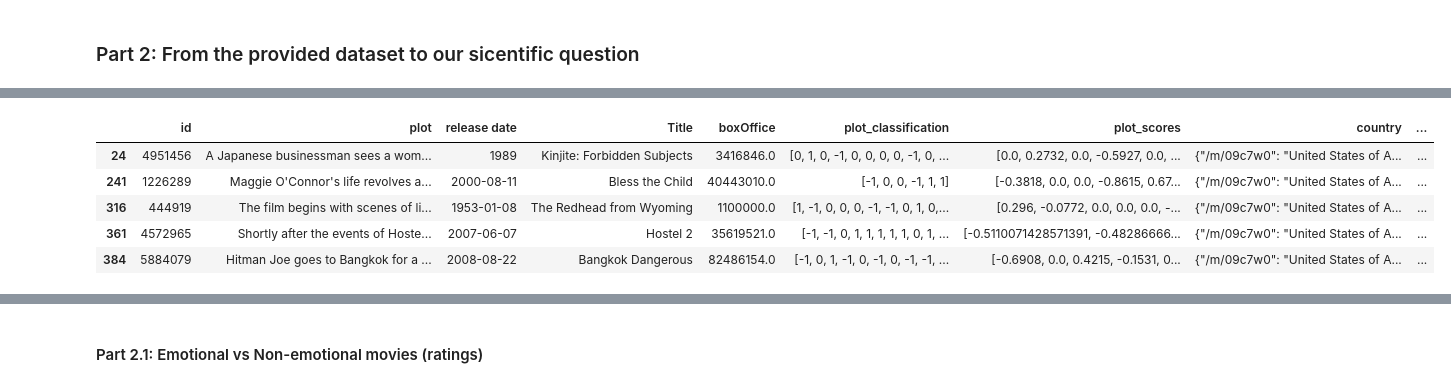
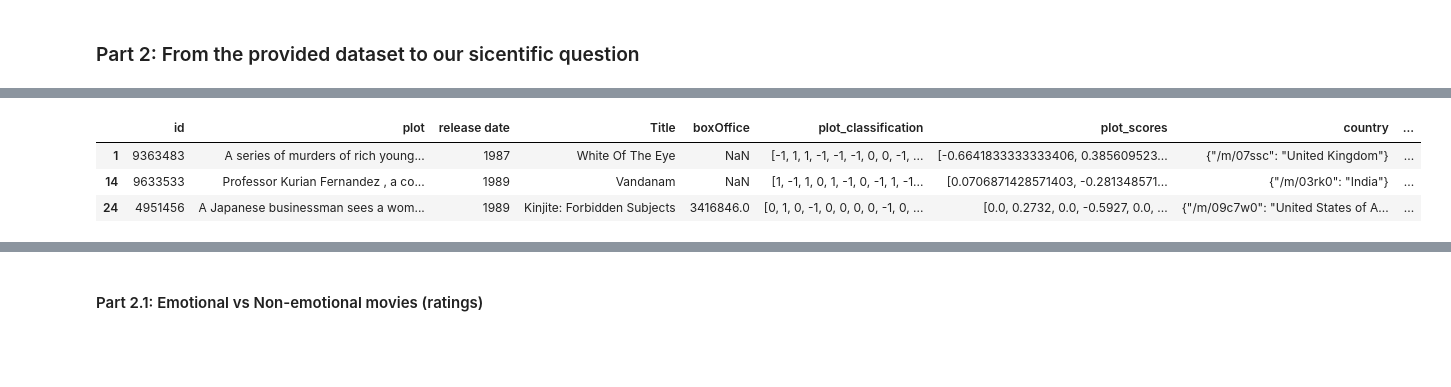
Before and after one commit to epfl-ada/ada-2022-project-runtimeterror, a Jupyter notebook: milestone3.ipynb, the cells around one changed output, grey strips where cells are left out. Cells and saved outputs as stored; diff of their text form; code cells hidden in the pictures; blank space fills up the shorter version.

```diff
--- a/milestone3.ipynb
+++ b/milestone3.ipynb
@@ -137,7 +127,7 @@ df_metadatas.head(5)
 | 4 | 261236 | /m/01mrr1 | A Woman in Flames | 1983 | NaN | 106.0 | {"/m/04306rv": "German Language"} | {"/m/0345h": "Germany"} | {"/m/07s9rl0": "Drama"} |
 # %%
 # Merge the two dataframes based on the Movie Wikipedia ID
-processed_df = df_metadatas.merge(df_plots, left_on="id", right_on='id')[['id', 'plot', 'release date', 'Title', 'boxOffice', 'plot_classification', 'plot_scores', "country", "genres", "number_of_sentances"]]
+processed_df = df_metadatas.merge(df_plots, left_on="id", right_on='id')[['id', 'plot', 'release date', 'Title', 'boxOffice', 'plot_classification', 'plot_scores', "country", "genres", "number_of_sentances", "language", "Runtime"]]
 processed_df.head(5)
 # %% [output]
 |  | id | plot | release date | Title | boxOffice | plot_classification | plot_scores | country | ... |
@@ -151,14 +141,14 @@ processed_df.head(5)
 initial_size_of_the_dataset = len(processed_df)
 print(f"The initial size of the dataset : {initial_size_of_the_dataset}")
 
-# drop the rows that have no box office revenues (we are interrested in the profitability of story arcs)
-processed_df = processed_df.dropna(subset=["boxOffice"])
-size_of_the_dataset = len(processed_df)
-print(f"The size of the dataset after removing movies that have no revenue values: {size_of_the_dataset}")
-
 # remove the movies that have plot sentances lower than 5
 processed_df = processed_df[processed_df["number_of_sentances"]>5]
 size_of_the_dataset = len(processed_df)
 print(f"The size of the dataset after removing movies that have plot sentances less than 5: {size_of_the_dataset}")
+
+# drop the rows that have no box office revenues (we are interrested in the profitability of story arcs; only for the profitability study)
+boxoffice_df = processed_df.dropna(subset=["boxOffice"])
+size_of_the_dataset = len(boxoffice_df)
+print(f"The size of the dataset after removing movies that have no revenue values: {size_of_the_dataset}")
 # %% [output]
 The initial size of the dataset : 42204
@@ -219,6 +209,9 @@ drama_df = processed_df[processed_df["drama"]].copy().drop(["action", "comedy",
 
 # create the comedy dataframe
 comedy_df = processed_df[processed_df["comedy"]].copy().drop(["action", "comedy", "drama", "adventure"], axis=1)
+# %%
+# form the dataset loader
+dataset_by_genre = {"Action": action_df.copy(), "Adventure": adventure_df.copy(), "Drama":drama_df.copy(), "Comedy":comedy_df.copy()}
 # %%
 # Let us visualize the size of the constructed dataset
 print(f"The size of the action dataset is {len(action_df)}")
@@ -529,11 +488,9 @@ drama_df["cluster_id"] = best_labels['drama']
 Finally, after performing the clustering, we will view the different time series generated per genre and notice the most common story arcs.
 # %%
 fig = plt.figure(figsize = (10,15))
+subfigs = fig.subfigures(nrows=4, ncols=1)
 
-# form data loader of the different clusters
-dataset_by_genre = {"Action": action_df, "Adventure": adventure_df, "Drama":drama_df, "Comedy":comedy_df}
 
-subfigs = fig.subfigures(nrows=4, ncols=1)
 for index, jointed_genres in enumerate(zip(dataset_by_genre.keys(), subfigs)):
     jointed_genres[1].suptitle(f"{jointed_genres[0]} Movies")
     groued_dataset = dataset_by_genre[jointed_genres[0]].groupby("cluster_id")
@@ -582,24 +546,21 @@ Accordingly, based on the questions posed, we can see that we divide the pre-pro
 # %%
 # for each genre, get the negative score, neutral score and positive score
-sentiments_df = {"Action": action_df.copy(), "Adventure": adventure_df.copy(), "Drama":drama_df.copy(), "Comedy":comedy_df.copy()}
-for dataset in sentiments_df.values():
+for dataset in dataset_by_genre.values():
     # get the negative scores
     dataset["negative_score"] = dataset["plot_classification"].apply(lambda x: np.sum(np.array(x) == -1))
 
     # get the neutral scores
     dataset["neutral_score"] = dataset["plot_classification"].apply(lambda x: np.sum(np.array(x) == 0))
 
     # get the positive scores
     dataset["positive_score"] = dataset["plot_classification"].apply(lambda x: np.sum(np.array(x) == 1))
 
 # visualize one the dataframe
-sentiments_df['Action'].head()
+dataset_by_genre['Action'].head(3)
 # %% [output]
 |  | id | plot | release date | Title | boxOffice | plot_classification | plot_scores | country | ... |
+| 1 | 9363483 | A series of murders of rich young... | 1987 | White Of The Eye | NaN | [-1, 1, 1, -1, -1, -1, 0, 0, -1, ... | [-0.6641833333333406, 0.385609523... | {"/m/07ssc": "United Kingdom"} | ... |
+| 14 | 9633533 | Professor Kurian Fernandez , a co... | 1989 | Vandanam | NaN | [1, -1, 1, 0, 1, -1, 0, -1, 1, -1... | [0.0706871428571403, -0.281348571... | {"/m/03rk0": "India"} | ... |
 | 24 | 4951456 | A Japanese businessman sees a wom... | 1989 | Kinjite: Forbidden Subjects | 3416846.0 | [0, 1, 0, -1, 0, 0, 0, 0, -1, 0, ... | [0.0, 0.2732, 0.0, -0.5927, 0.0, ... | {"/m/09c7w0": "United States of A... | ... |
-| 241 | 1226289 | Maggie O'Connor's life revolves a... | 2000-08-11 | Bless the Child | 40443010.0 | [-1, 0, 0, -1, 1, 1] | [-0.3818, 0.0, 0.0, -0.8615, 0.67... | {"/m/09c7w0": "United States of A... | ... |
-| 316 | 444919 | The film begins with scenes of li... | 1953-01-08 | The Redhead from Wyoming | 1100000.0 | [1, -1, 0, 0, 0, -1, -1, 0, 1, 0,... | [0.296, -0.0772, 0.0, 0.0, 0.0, -... | {"/m/09c7w0": "United States of A... | ... |
-| 361 | 4572965 | Shortly after the events of Hoste... | 2007-06-07 | Hostel 2 | 35619521.0 | [-1, -1, 0, 1, 1, 1, 1, 1, 0, 1, ... | [-0.5110071428571391, -0.48286666... | {"/m/09c7w0": "United States of A... | ... |
-| 384 | 5884079 | Hitman Joe goes to Bangkok for a ... | 2008-08-22 | Bangkok Dangerous | 82486154.0 | [-1, 0, 1, -1, 0, -1, 0, -1, -1, ... | [-0.6908, 0.0, 0.4215, -0.1531, 0... | {"/m/09c7w0": "United States of A... | ... |
 # %%
 # for each genre, classify the plot as neutral, negative and positive
```
Also changed, not shown: parts of 78 cells of this notebook.
